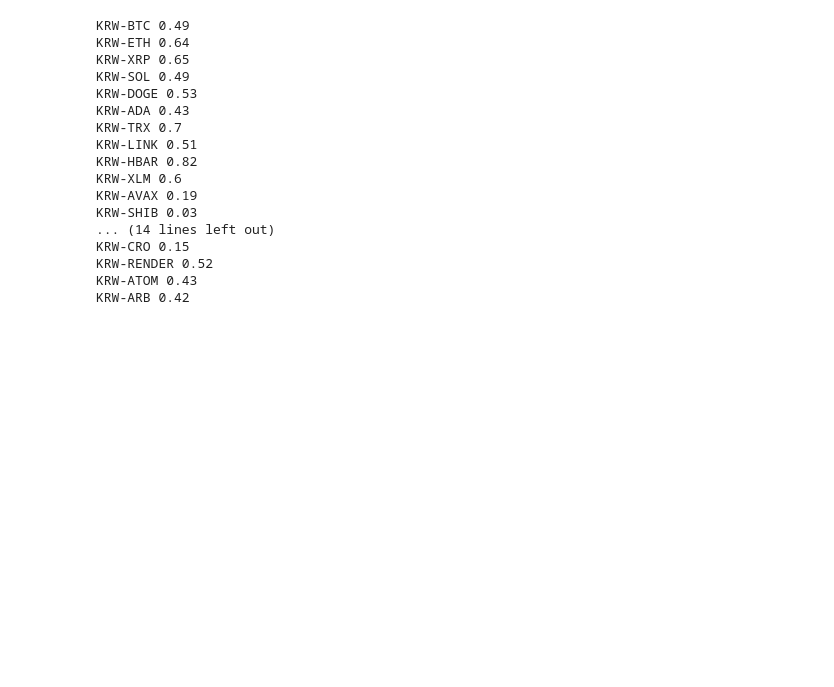
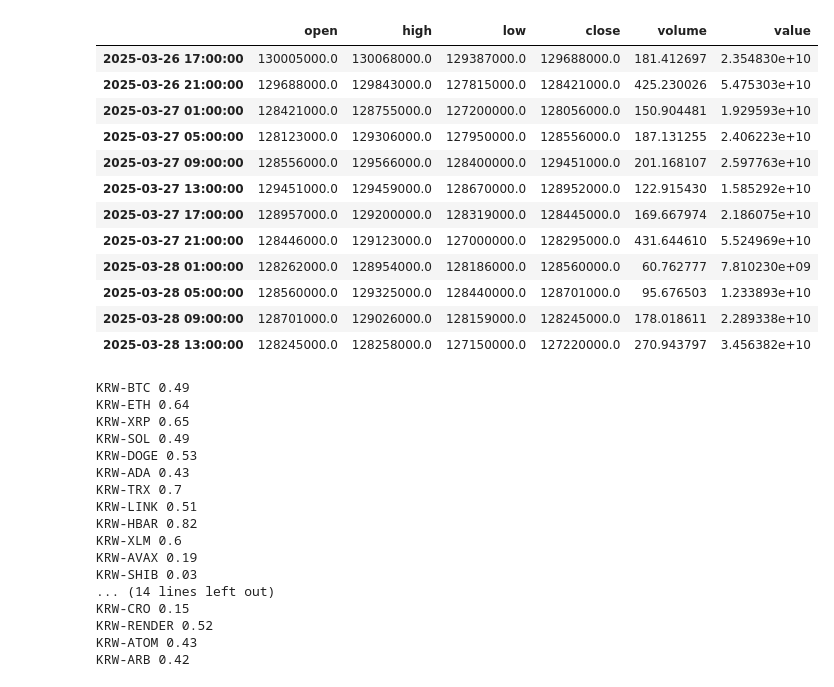
Before and after one commit to hyunwook-lee/git-money, a Jupyter notebook: again_upbit.ipynb, the cells around one changed output. Cells and saved outputs as stored; diff of their text form; code cells hidden in the pictures; blank space fills up the shorter version.

```diff
--- a/again_upbit.ipynb
+++ b/again_upbit.ipynb
@@ -29,0 +42,10 @@ from datetime import datetime
+# %%
+df = pyupbit.get_ohlcv("KRW-BTC",interval="day", count=7)
+df['range'] = (df['high'] - df['low']) * 0.1
+df['target'] = df['open'] + df['range'].shift(1)
+df['ror'] = np.where(df['high'] > df['target'],
+                         df['close'] / df['target'],
+                         1)
+
+ror = df['ror'].cumprod().iloc[-2]
+ror
@@ -30,3 +81,19 @@ from datetime import datetime
+# %%
+df
+# %% [output]
+|  | open | high | low | close | volume | value |
+| 2025-03-26 17:00:00 | 130005000.0 | 130068000.0 | 129387000.0 | 129688000.0 | 181.412697 | 2.354830e+10 |
+| 2025-03-26 21:00:00 | 129688000.0 | 129843000.0 | 127815000.0 | 128421000.0 | 425.230026 | 5.475303e+10 |
+| 2025-03-27 01:00:00 | 128421000.0 | 128755000.0 | 127200000.0 | 128056000.0 | 150.904481 | 1.929593e+10 |
+| 2025-03-27 05:00:00 | 128123000.0 | 129306000.0 | 127950000.0 | 128556000.0 | 187.131255 | 2.406223e+10 |
+| 2025-03-27 09:00:00 | 128556000.0 | 129566000.0 | 128400000.0 | 129451000.0 | 201.168107 | 2.597763e+10 |
+| 2025-03-27 13:00:00 | 129451000.0 | 129459000.0 | 128670000.0 | 128952000.0 | 122.915430 | 1.585292e+10 |
+| 2025-03-27 17:00:00 | 128957000.0 | 129200000.0 | 128319000.0 | 128445000.0 | 169.667974 | 2.186075e+10 |
+| 2025-03-27 21:00:00 | 128446000.0 | 129123000.0 | 127000000.0 | 128295000.0 | 431.644610 | 5.524969e+10 |
+| 2025-03-28 01:00:00 | 128262000.0 | 128954000.0 | 128186000.0 | 128560000.0 | 60.762777 | 7.810230e+09 |
+| 2025-03-28 05:00:00 | 128560000.0 | 129325000.0 | 128440000.0 | 128701000.0 | 95.676503 | 1.233893e+10 |
+| 2025-03-28 09:00:00 | 128701000.0 | 129026000.0 | 128159000.0 | 128245000.0 | 178.018611 | 2.289338e+10 |
+| 2025-03-28 13:00:00 | 128245000.0 | 128258000.0 | 127150000.0 | 127220000.0 | 270.943797 | 3.456382e+10 |
 # %%
 k_cache = {}
 
```
Also changed, not shown: parts of 4 cells of this notebook.
